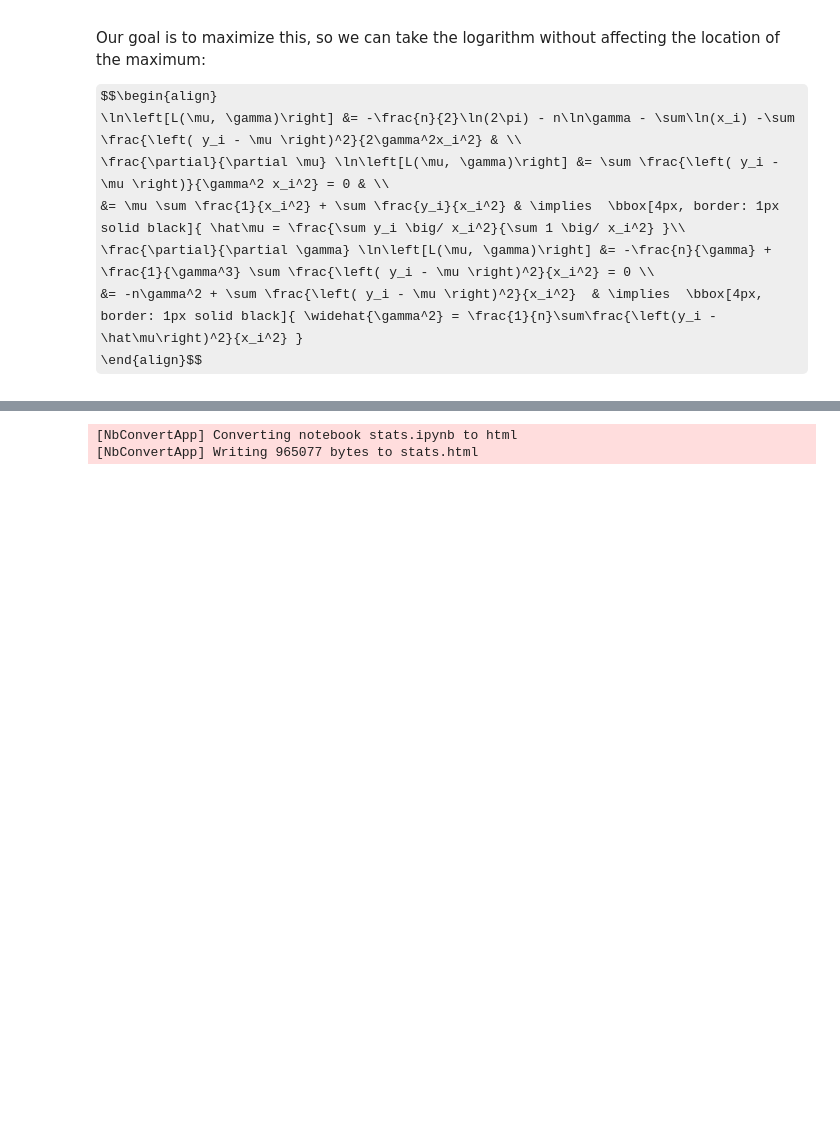
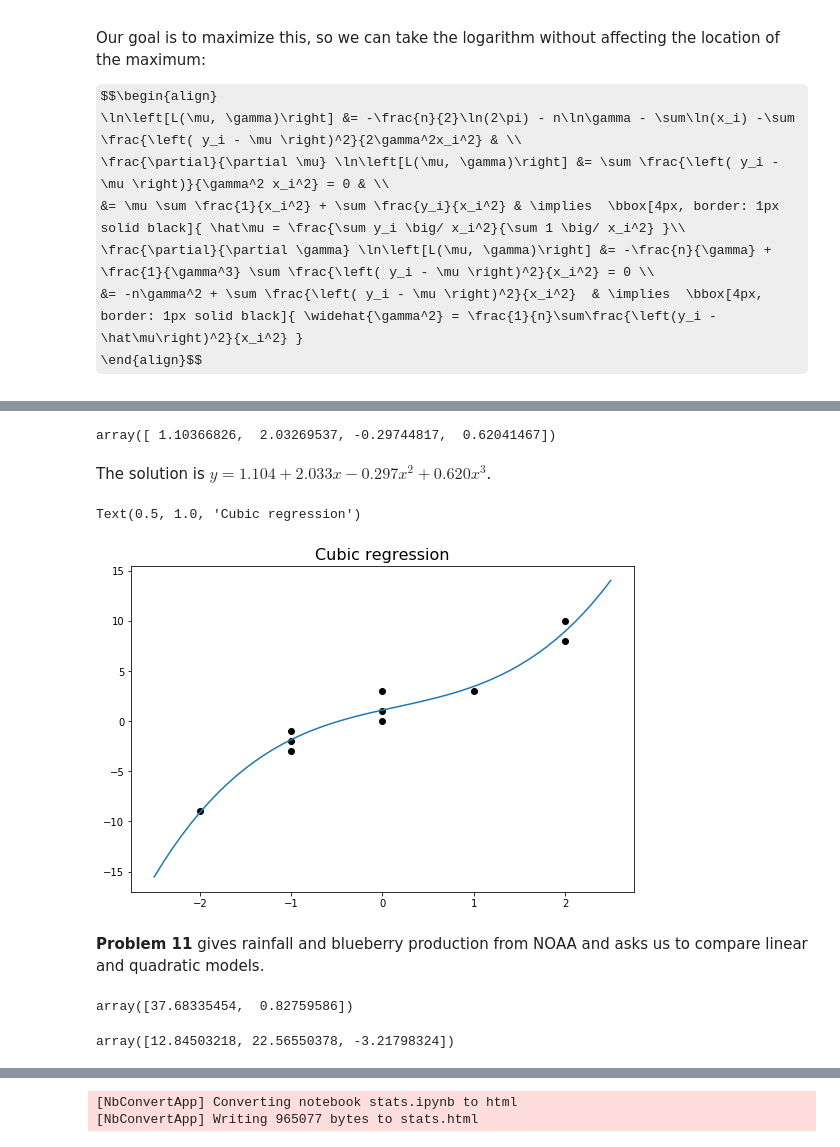
Before and after one commit to maxkapur/maxkapur.github.io, a Jupyter notebook: math/stats.ipynb, the cells around one changed output, grey strips where cells are left out. Cells and saved outputs as stored; diff of their text form; code cells hidden in the pictures; some formulas as TeX source; blank space fills up the shorter version.

```diff
--- a/math/stats.ipynb
+++ b/math/stats.ipynb
@@ -991,0 +1097,35 @@ which is free of both parameters and therefore, by Basu&rsquo;s theorem, indepen
+# %%
+x, y = np.array([(0, 1), (-1, -3), (0, 3), (1, 3), (-1, -1), (2, 10), (0, 0), (-2, -9), (-1, -2), (2, 8)]).T
+X = np.stack([x**n for n in range(4)]).T
+b = np.linalg.solve(X.T @ X, X.T @ y)
+b
+# %% [output]
+array([ 1.10366826,  2.03269537, -0.29744817,  0.62041467])
+# %% [markdown]
+The solution is $y= 1.104 +  2.033 x - 0.297 x^2 + 0.620 x^3$.
+# %%
+plt.figure(figsize = (9, 6))
+plt.scatter(x,y, color='black')
+x_plot = np.stack([np.linspace(-2.5, 2.5, 51)**n for n in range(4)]).T
+plt.plot(x_plot[:,1], x_plot @ b)
+plt.title('Cubic regression', size=16)
+# %% [output]
+Text(0.5, 1.0, 'Cubic regression')
+[figure, added]
+# %% [markdown]
+**Problem 11** gives rainfall and blueberry production from NOAA and asks us to compare linear and quadratic models.
+# %%
+# Linear model
+x, y = np.array([(4.11, 56.2), (5.49, 45.3), (5.35, 31.0), (6.53, 30.1), (5.18, 40.0), (4.89, 38.5), (2.09, 50.0), (1.40, 45.8), (4.52, 45.9), (1.11, 32.4), (0.60, 18.2), (3.80, 56.1)]).T
+X = np.stack([x**n for n in range(2)]).T
+b_lin = np.linalg.solve(X.T @ X, X.T @ y)
+b_lin
+# %% [output]
+array([37.68335454,  0.82759586])
+# %%
+# Quadratic model
+X = np.stack([x**n for n in range(3)]).T
+b_quad = np.linalg.solve(X.T @ X, X.T @ y)
+b_quad
+# %% [output]
+array([12.84503218, 22.56550378, -3.21798324])
```
Also changed, not shown: parts of 17 cells of this notebook, 1 other file.
